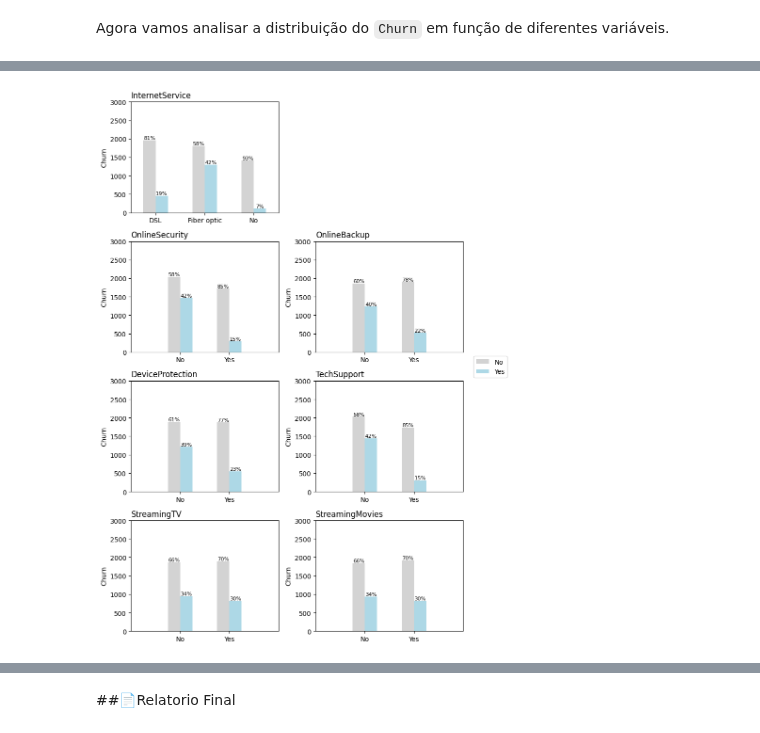
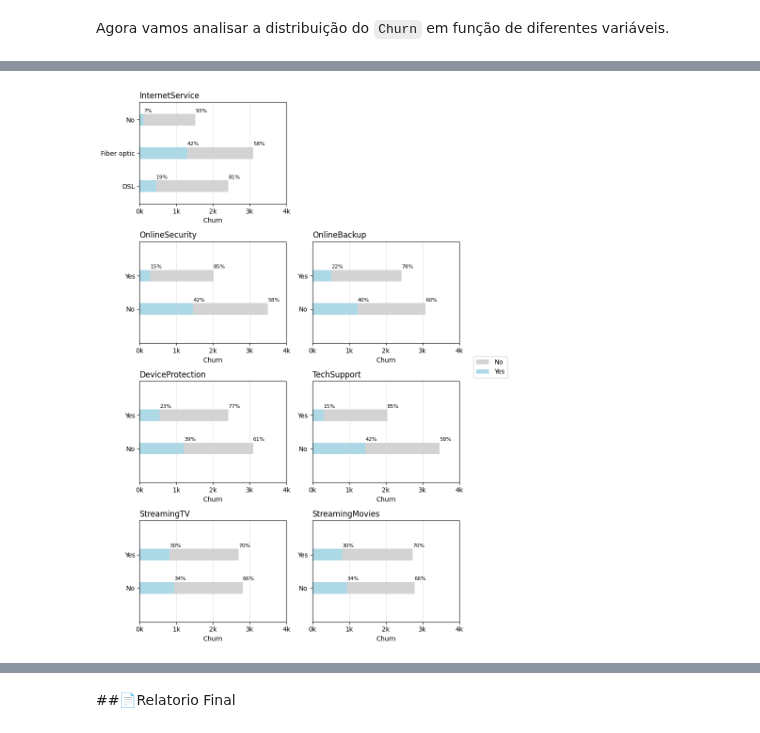
Before and after one commit to rafaelreisramos/oracle-one, a Jupyter notebook: challenge-telecom-x/TelecomX_BR.ipynb, the cells around one changed output, grey strips where cells are left out. Saved outputs shown, nothing was run; the diff lists cells and outputs as text; code cells hidden in the pictures.

```diff
--- a/challenge-telecom-x/TelecomX_BR.ipynb
+++ b/challenge-telecom-x/TelecomX_BR.ipynb
@@ -481,8 +592,8 @@ plt.show()
 # %%
-fig, ax = subplots(4, 2, ['InternetService', 'OnlineSecurity', 'OnlineBackup',
+fig, ax = subplots_horizontal(4, 2, ['InternetService', 'OnlineSecurity', 'OnlineBackup',
                           'DeviceProtection', 'TechSupport', 'StreamingTV',
                           'StreamingMovies'],
-                   (0,3000), (8,12), drop='No internet service', skip=[1])
+                   (0,4000), (8,12), drop='No internet service', skip=[1], bar_height=0.35)
 plt.show()
 # %% [output]
-[figure, old version]
+[figure, new version]
```
Also changed, not shown: parts of 9 cells of this notebook.
